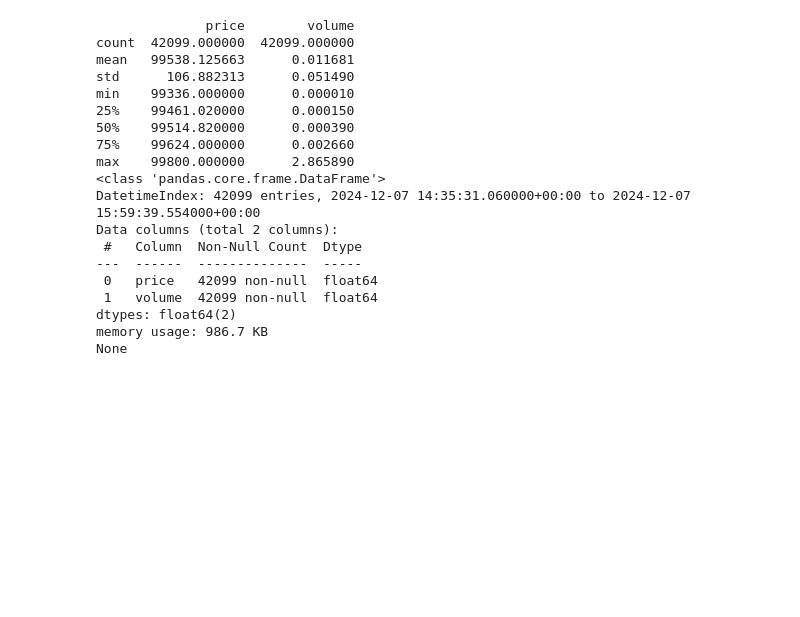
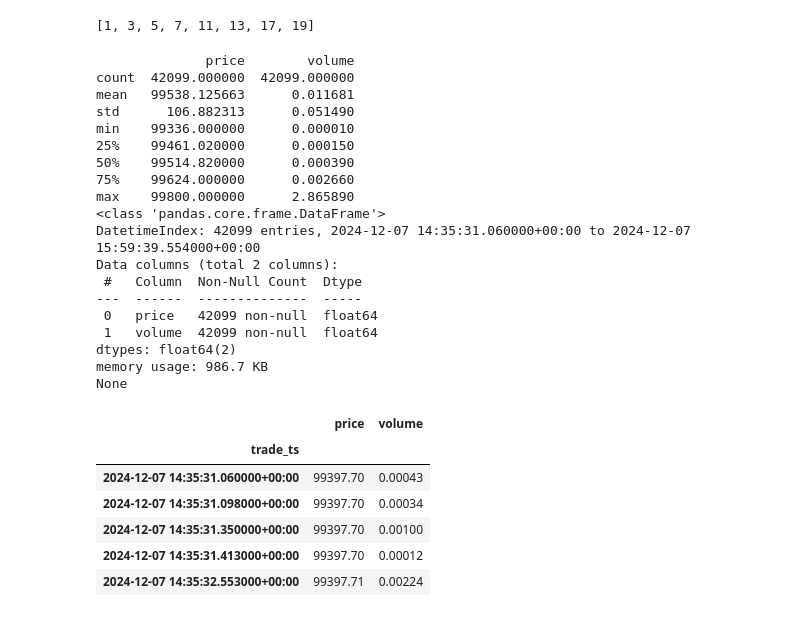
Before and after one commit to KarolSekscinski/anomaly-detection, a Jupyter notebook: ProcessorSpark/sandbox/explore_anomalies.ipynb, the cells around one changed output. Cells and saved outputs as stored; diff of their text form; code cells hidden in the pictures; blank space fills up the shorter version.

```diff
--- a/ProcessorSpark/sandbox/explore_anomalies.ipynb
+++ b/ProcessorSpark/sandbox/explore_anomalies.ipynb
@@ -4,9 +4,11 @@ from datetime import datetime
 import numpy as np
 import matplotlib.pyplot as plt
 # %%
-window_sizes = [32, 64, 128, 256, 512, 1024] # 512 is around minute
+window_sizes = [1,3,5,7,11,13,17,19] # but in seconds
+print(window_sizes)
 z_score_threshold = 3
-size_of_plot = 10000
+# %% [output]
+[1, 3, 5, 7, 11, 13, 17, 19]
 # %%
 df = pd.read_csv("data/finnhub7-12-2h.csv")
 columns = ["price", "volume", "trade_ts"]
@@ -17,23 +20,31 @@ df = df.set_index("trade_ts")
 # %%
 print(df.describe())
 print(df.info())
+df.head()
 # %% [output]
               price        volume
 count  42099.000000  42099.000000
 mean   99538.125663      0.011681
 std      106.882313      0.051490
 min    99336.000000      0.000010
 25%    99461.020000      0.000150
 50%    99514.820000      0.000390
 75%    99624.000000      0.002660
 max    99800.000000      2.865890
 <class 'pandas.core.frame.DataFrame'>
 DatetimeIndex: 42099 entries, 2024-12-07 14:35:31.060000+00:00 to 2024-12-07 15:59:39.554000+00:00
 Data columns (total 2 columns):
  #   Column  Non-Null Count  Dtype
 ---  ------  --------------  -----
  0   price   42099 non-null  float64
  1   volume  42099 non-null  float64
 dtypes: float64(2)
 memory usage: 986.7 KB
 None
+|  | price | volume |
+| trade_ts |  |  |
+| 2024-12-07 14:35:31.060000+00:00 | 99397.70 | 0.00043 |
+| 2024-12-07 14:35:31.098000+00:00 | 99397.70 | 0.00034 |
+| 2024-12-07 14:35:31.350000+00:00 | 99397.70 | 0.00100 |
+| 2024-12-07 14:35:31.413000+00:00 | 99397.70 | 0.00012 |
+| 2024-12-07 14:35:32.553000+00:00 | 99397.71 | 0.00224 |
```
Also changed, not shown: parts of 10 cells of this notebook, 3 other files.
